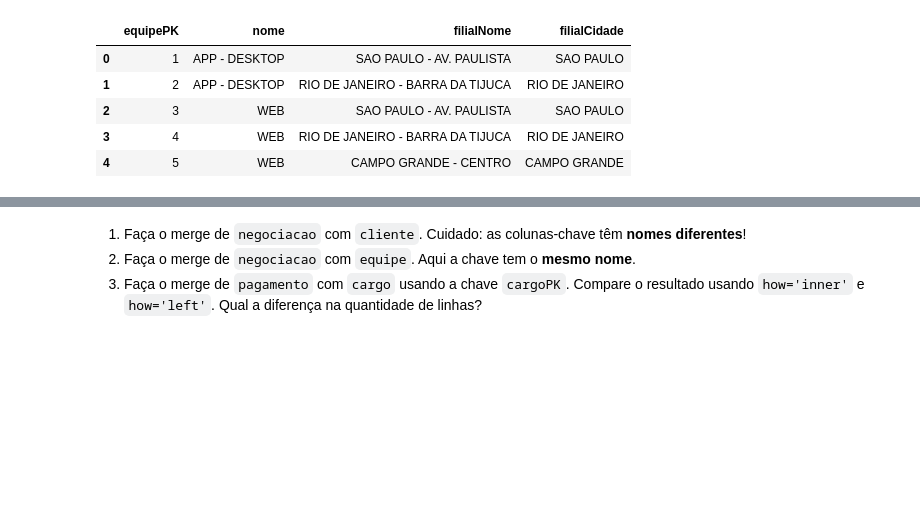
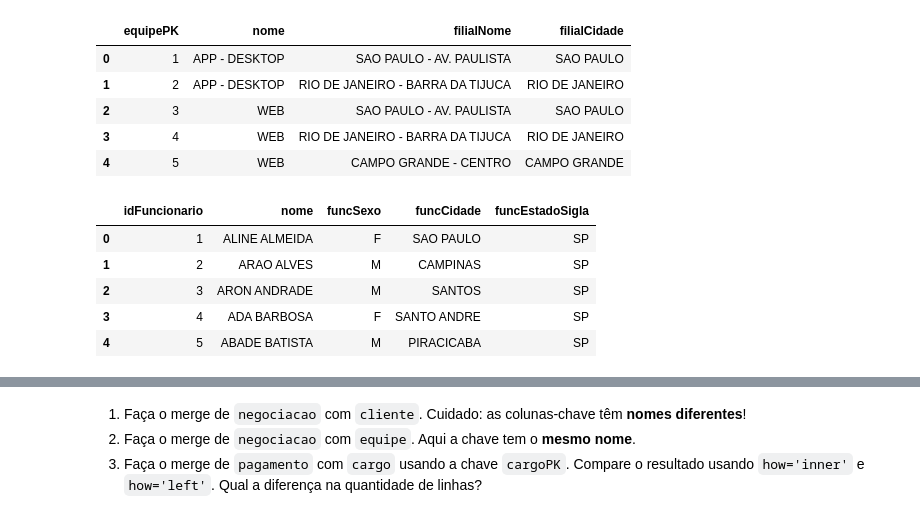
Before and after one commit to rafaelpyc/harve, a Jupyter notebook: modulo_python/pandas/aula_4/notebooks/Modulo_Python_Pandas_Aula_4.ipynb, the cells around one changed output, grey strips where cells are left out. Drawn from its saved outputs; the diff is of its cells as text; code cells hidden in the pictures; blank space fills up the shorter version.

```diff
--- a/modulo_python/pandas/aula_4/notebooks/Modulo_Python_Pandas_Aula_4.ipynb
+++ b/modulo_python/pandas/aula_4/notebooks/Modulo_Python_Pandas_Aula_4.ipynb
@@ -97,3 +96,12 @@ equipe.head()
 | 2 | 3 | WEB | SAO PAULO - AV. PAULISTA | SAO PAULO |
 | 3 | 4 | WEB | RIO DE JANEIRO - BARRA DA TIJUCA | RIO DE JANEIRO |
 | 4 | 5 | WEB | CAMPO GRANDE - CENTRO | CAMPO GRANDE |
+# %%
+funcionario.head()
+# %% [output]
+|  | idFuncionario | nome | funcSexo | funcCidade | funcEstadoSigla |
+| 0 | 1 | ALINE ALMEIDA | F | SAO PAULO | SP |
+| 1 | 2 | ARAO ALVES | M | CAMPINAS | SP |
+| 2 | 3 | ARON ANDRADE | M | SANTOS | SP |
+| 3 | 4 | ADA BARBOSA | F | SANTO ANDRE | SP |
+| 4 | 5 | ABADE BATISTA | M | PIRACICABA | SP |
```
Also changed, not shown: parts of 6 cells of this notebook.
